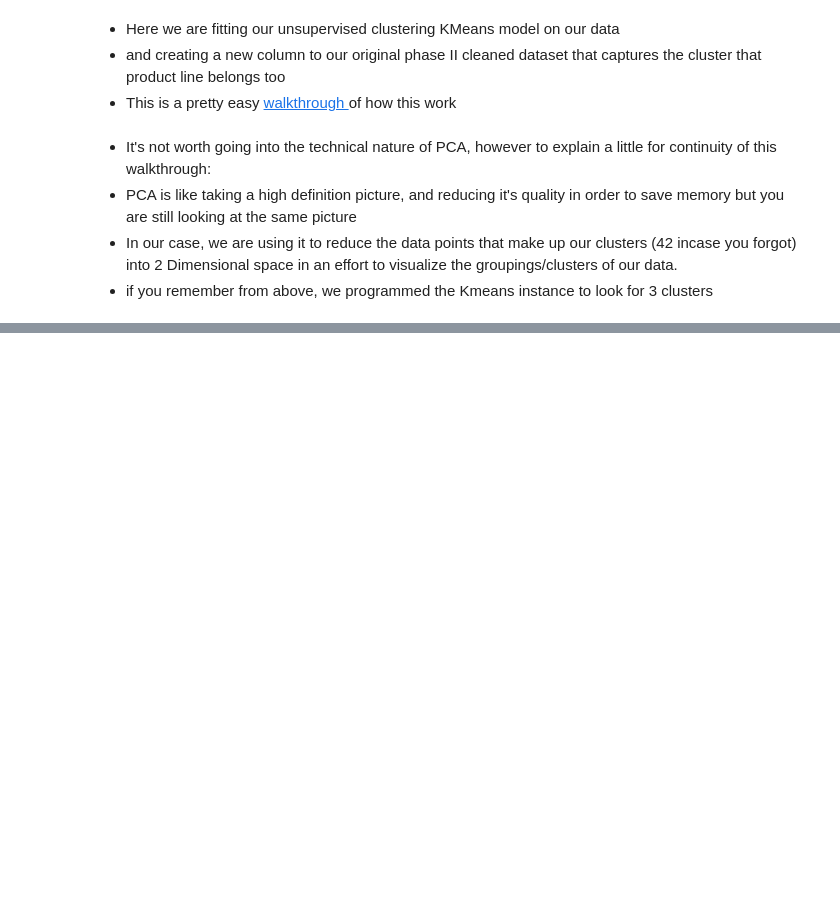
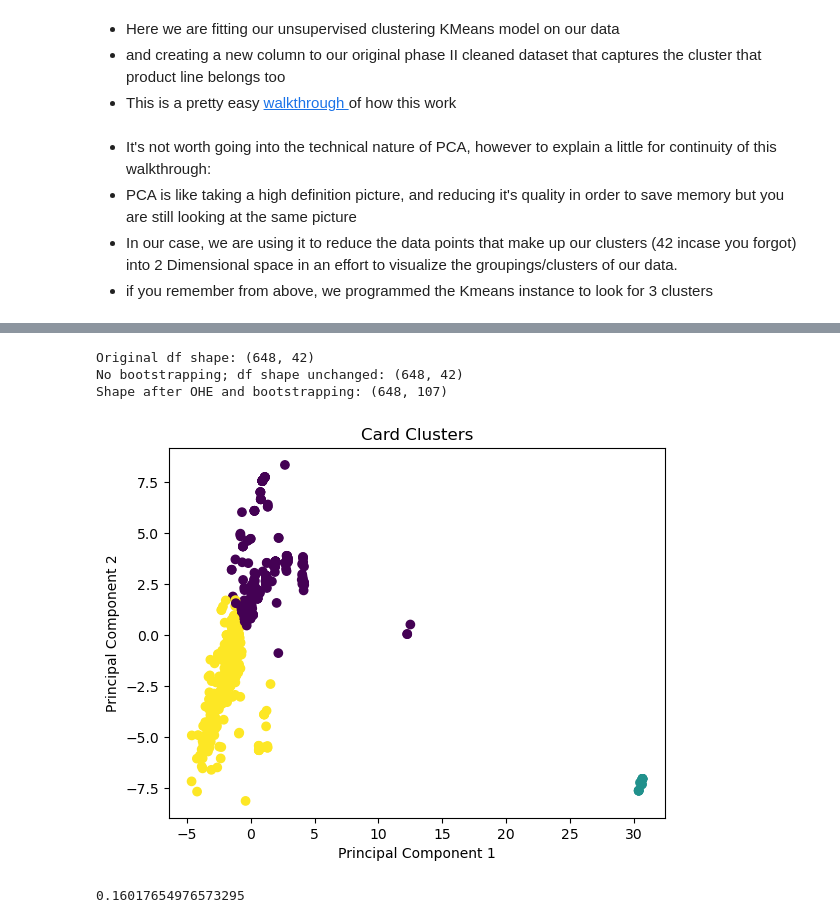
Before and after one commit to DanielGroneberg/TOP_project, a Jupyter notebook: code/01.ipynb, the cells around one changed output, grey strips where cells are left out. Cells and saved outputs as stored; diff of their text form; code cells hidden in the pictures; blank space fills up the shorter version.

```diff
--- a/code/01.ipynb
+++ b/code/01.ipynb
@@ -2268,0 +1075,8 @@ sil
+# %%
+ohe_bootstrap(0)
+# %% [output]
+Original df shape: (648, 42)
+No bootstrapping; df shape unchanged: (648, 42)
+Shape after OHE and bootstrapping: (648, 107)
+[figure, added]
+0.16017654976573295
```
Also changed, not shown: parts of 201 cells of this notebook, 5 other files.
